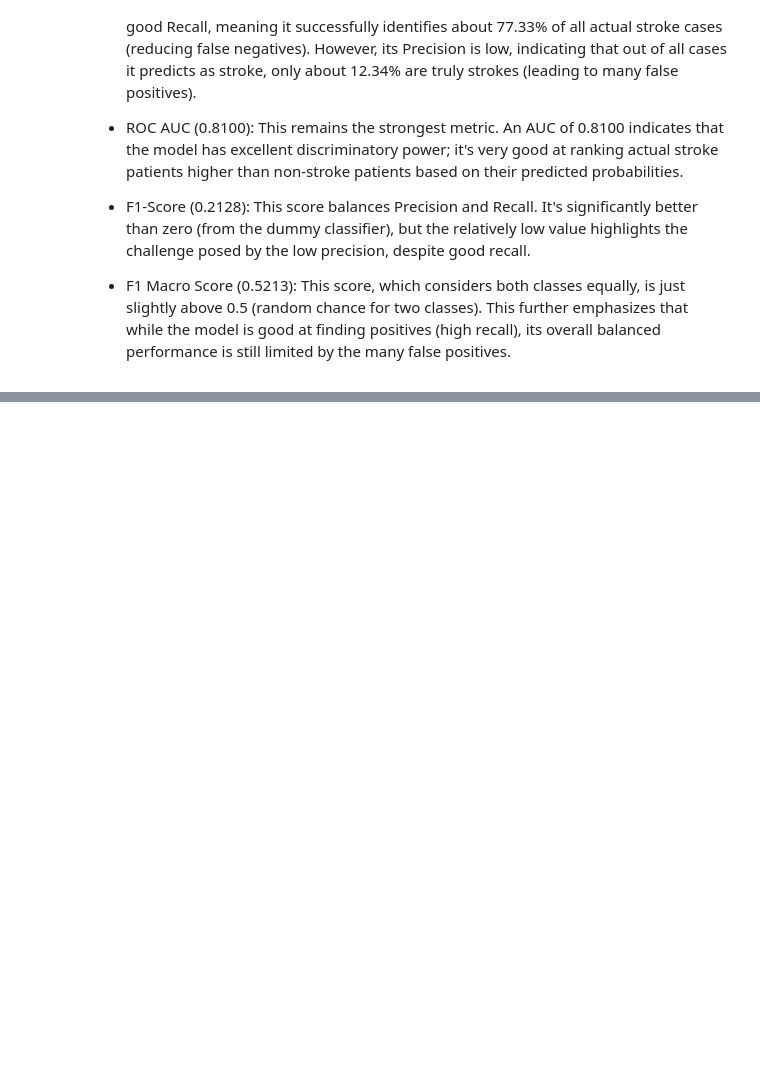
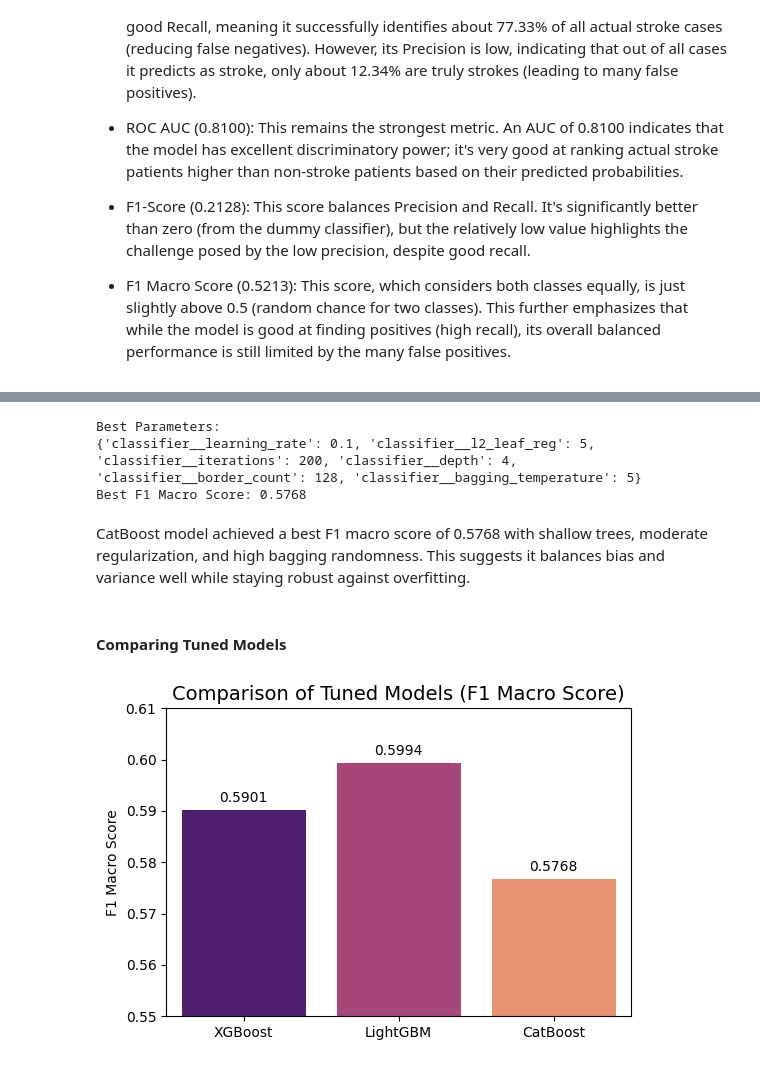
Before and after one commit to Duccard/stroke_risk_prediction, a Jupyter notebook: StrokeRiskPredictionModel.ipynb, the cells around one changed output, grey strips where cells are left out. Drawn from its saved outputs; the diff is of its cells as text; code cells hidden in the pictures; blank space fills up the shorter version.

```diff
--- a/StrokeRiskPredictionModel.ipynb
+++ b/StrokeRiskPredictionModel.ipynb
@@ -1739,0 +2708,80 @@ F1 Macro Score: 0.5213
+# %%
+import warnings
+
+warnings.filterwarnings("ignore")
+
+from catboost import CatBoostClassifier
+from sklearn.model_selection import StratifiedKFold, RandomizedSearchCV
+
+# 1️⃣ Define base CatBoost classifier
+catboost_classifier = CatBoostClassifier(
+    verbose=0,  # silence iteration output
+    random_state=42,
+    scale_pos_weight=scale_pos_weight_value,  # keep class balance
+)
+
+# 2️⃣ Build pipeline
+catboost_pipeline = pipeline_stroke(catboost_classifier)
+
+# 3️⃣ Define hyperparameter search space
+param_distributions = {
+    "classifier__iterations": [100, 200, 300, 400, 500],
+    "classifier__depth": [4, 5, 6, 7, 8, 9, 10],
+    "classifier__learning_rate": [0.01, 0.05, 0.1, 0.2, 0.3],
+    "classifier__l2_leaf_reg": [1, 3, 5, 7, 9, 10],
+    "classifier__border_count": [32, 64, 128, 254],
+    "classifier__bagging_temperature": [0, 0.5, 1, 2, 5],
+}
+
+# 4️⃣ Cross-validation strategy
+cv_strategy = StratifiedKFold(n_splits=5, shuffle=True, random_state=42)
+
+# 5️⃣ RandomizedSearchCV setup
+random_search = RandomizedSearchCV(
+    estimator=catboost_pipeline,
+    param_distributions=param_distributions,
+    n_iter=30,
+    scoring="f1_macro",
+    cv=cv_strategy,
+    n_jobs=-1,
+    verbose=0,  # turn off progress bars
+    random_state=42,
+)
+
+# 6️⃣ Run the search
+random_search.fit(X, y)
+
+# 7️⃣ Print final results only
+print("Best Parameters:")
+print(random_search.best_params_)
+print(f"Best F1 Macro Score: {random_search.best_score_:.4f}")
+# %% [output]
+Best Parameters:
+{'classifier__learning_rate': 0.1, 'classifier__l2_leaf_reg': 5, 'classifier__iterations': 200, 'classifier__depth': 4, 'classifier__border_count': 128, 'classifier__bagging_temperature': 5}
+Best F1 Macro Score: 0.5768
+# %% [markdown]
+CatBoost model achieved a best F1 macro score of 0.5768 with shallow trees, moderate regularization, and high bagging randomness. This suggests it balances bias and variance well while staying robust against overfitting.
+# %% [markdown]
+#### Comparing Tuned Models
+# %%
+import matplotlib.pyplot as plt
+import seaborn as sns
+
+# Data
+models = ["XGBoost", "LightGBM", "CatBoost"]
+scores = [0.5901, 0.5994, 0.5768]
+
+# Plot
+plt.figure(figsize=(6, 4))
+sns.barplot(x=models, y=scores, palette="magma")
+
+plt.title("Comparison of Tuned Models (F1 Macro Score)", fontsize=14)
+plt.ylabel("F1 Macro Score")
+plt.ylim(0.55, 0.61)
+
+for i, score in enumerate(scores):
+    plt.text(i, score + 0.001, f"{score:.4f}", ha="center", va="bottom", fontsize=10)
+
+plt.show()
+# %% [output]
+[figure, added]
```
Also changed, not shown: parts of 64 cells of this notebook.
